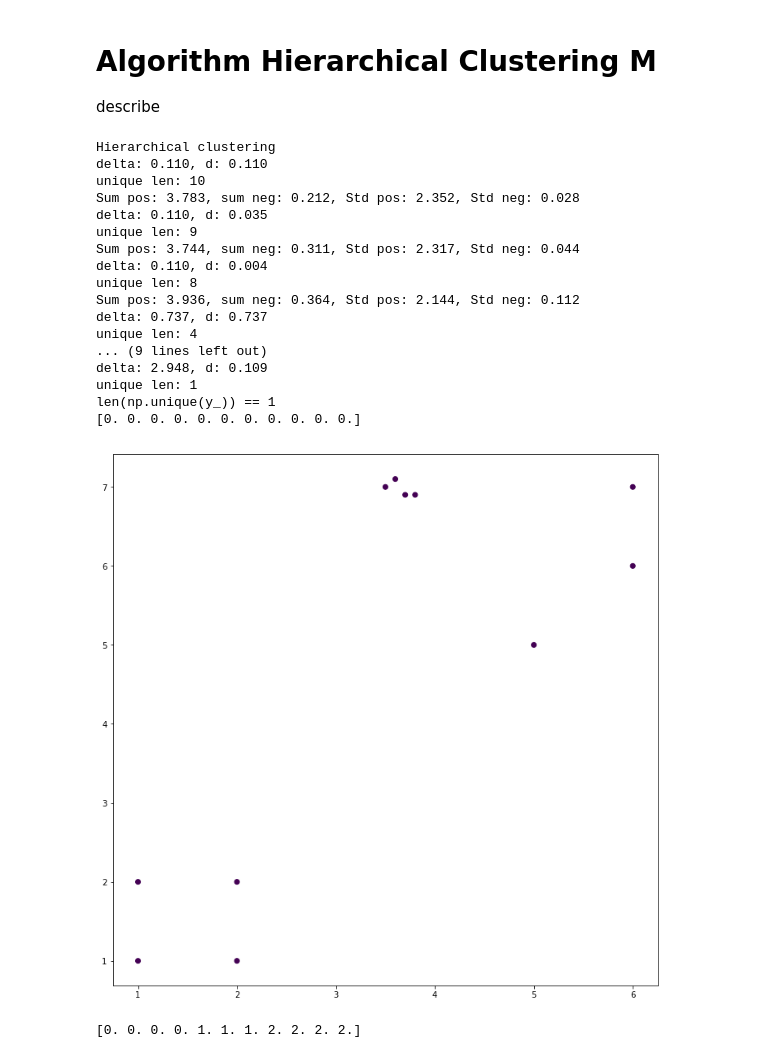
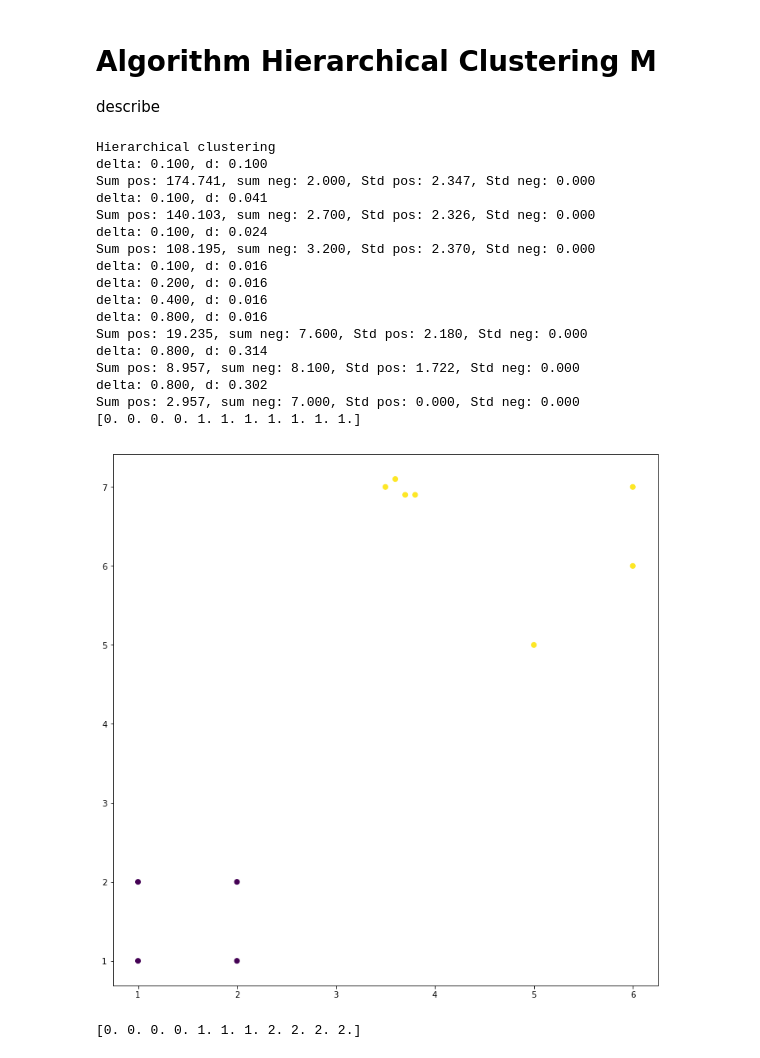
Before and after one commit to vench/study, a Jupyter notebook: Algorithm.ipynb, the cells around one changed output. Cells and saved outputs as stored; diff of their text form; code cells hidden in the pictures.

```diff
--- a/Algorithm.ipynb
+++ b/Algorithm.ipynb
@@ -196,29 +173,29 @@ def draw(x, y):
 # %%
 #x = np.array([
 #    [1,1],[2.2,2.2],[3.5,3.5],[4.9,4.9]
 #])
-hc = HierarchicalClustering(alpha = 1.1, debug=True)
+hc = HierarchicalClustering(alpha = 1.0, debug=True)
 hc.print_name()
 Y_ = hc.fit(x)
 print(Y_)
 draw(x, Y_)
 # %% [output]
 Hierarchical clustering
-delta: 0.110, d: 0.110
-unique len: 10
-Sum pos: 3.783, sum neg: 0.212, Std pos: 2.352, Std neg: 0.028
-delta: 0.110, d: 0.035
-unique len: 9
-Sum pos: 3.744, sum neg: 0.311, Std pos: 2.317, Std neg: 0.044
-delta: 0.110, d: 0.004
-unique len: 8
-Sum pos: 3.936, sum neg: 0.364, Std pos: 2.144, Std neg: 0.112
-delta: 0.737, d: 0.737
-unique len: 4
-... (9 lines left out)
-delta: 2.948, d: 0.109
-unique len: 1
-len(np.unique(y_)) == 1
-[0. 0. 0. 0. 0. 0. 0. 0. 0. 0. 0.]
+delta: 0.100, d: 0.100
+Sum pos: 174.741, sum neg: 2.000, Std pos: 2.347, Std neg: 0.000
+delta: 0.100, d: 0.041
+Sum pos: 140.103, sum neg: 2.700, Std pos: 2.326, Std neg: 0.000
+delta: 0.100, d: 0.024
+Sum pos: 108.195, sum neg: 3.200, Std pos: 2.370, Std neg: 0.000
+delta: 0.100, d: 0.016
+delta: 0.200, d: 0.016
+delta: 0.400, d: 0.016
+delta: 0.800, d: 0.016
+Sum pos: 19.235, sum neg: 7.600, Std pos: 2.180, Std neg: 0.000
+delta: 0.800, d: 0.314
+Sum pos: 8.957, sum neg: 8.100, Std pos: 1.722, Std neg: 0.000
+delta: 0.800, d: 0.302
+Sum pos: 2.957, sum neg: 7.000, Std pos: 0.000, Std neg: 0.000
+[0. 0. 0. 0. 1. 1. 1. 1. 1. 1. 1.]
-[figure, old version]
+[figure, new version]
 # %%
```
Also changed, not shown: parts of 8 cells of this notebook.
